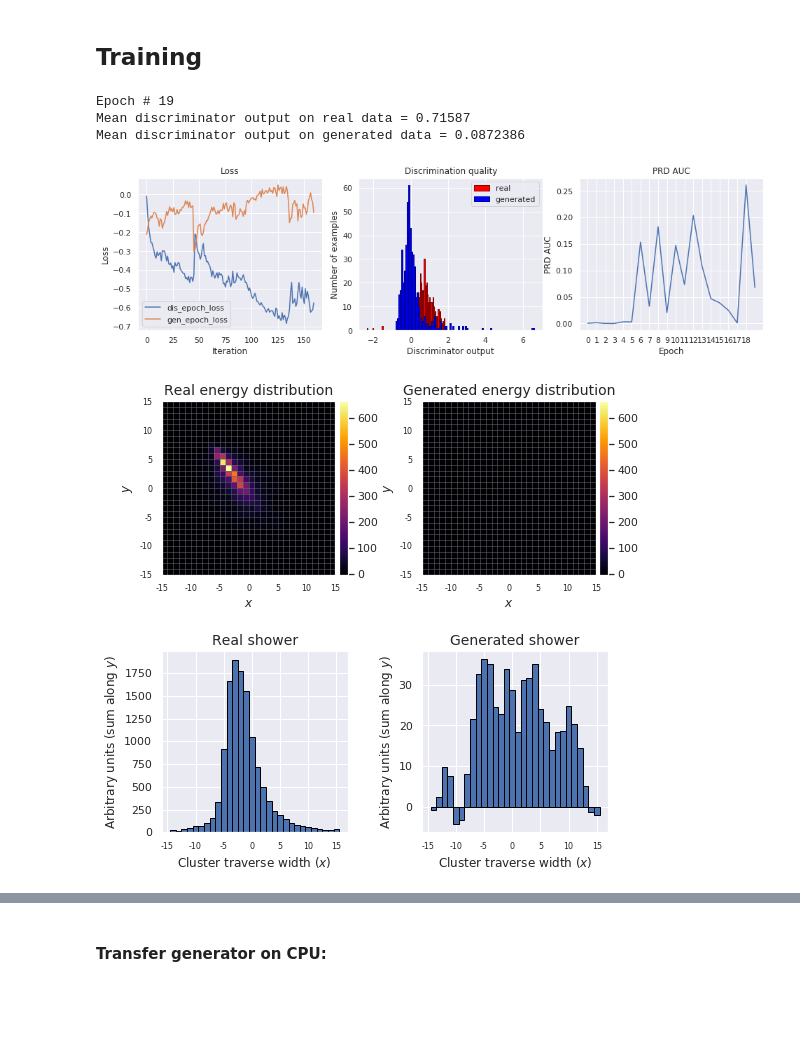
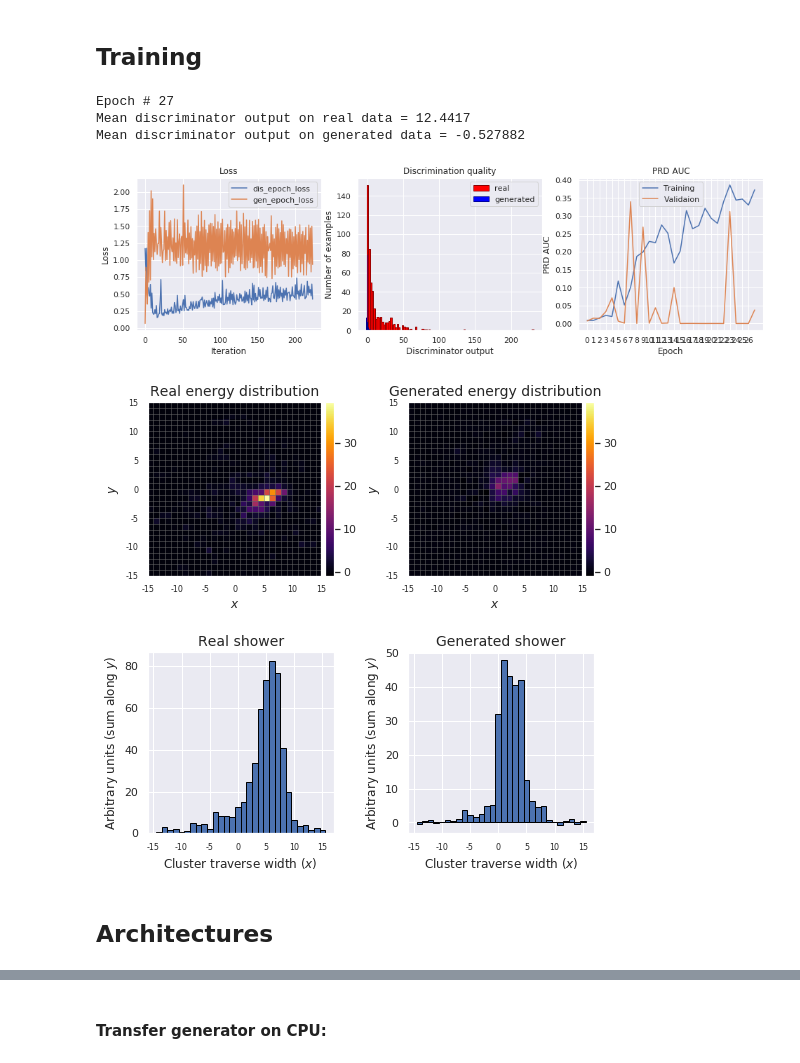
Before and after one commit to TheodorSergeev/mlhep2019_2_phase, a Jupyter notebook: analysis/lhcb_calo_gan.ipynb, the cells around one changed output, grey strips where cells are left out. Cells and saved outputs as stored; diff of their text form; code cells hidden in the pictures; blank space fills up the shorter version.

Commit message:
Added the jupyter notebook with validation

```diff
--- a/analysis/lhcb_calo_gan.ipynb
+++ b/analysis/lhcb_calo_gan.ipynb
@@ -168,0 +223,26 @@ Training dataset size = 4007
+# %%
+data_train = np.load(train_data_path, allow_pickle=True)
+
+# size of the train dataset
+# (change to a lower value if you require a subset)
+# (dataset transformations like rotations will change the specified value!)
+MAX_TRAIN_SIZE = data_train['ParticlePDG'].shape[0]
+TRAIN_SIZE = 4000 * 2
+VALID_RAT  = 0.1
+VALID_SIZE = int(VALID_RAT * TRAIN_SIZE)
+
+train_dataset = get_dataset(data_train, TRAIN_SIZE) # without replacement
+valid_dataset = get_dataset(data_train, VALID_SIZE)
+
+TRAIN_SIZE, VALID_SIZE = len(train_dataset), len(valid_dataset)
+BATCH_SIZE = 512
+
+calo_dataloader = utils.DataLoader(train_dataset, batch_size=BATCH_SIZE,
+                                   pin_memory=True, shuffle=True)
+valid_dataloader = utils.DataLoader(valid_dataset, batch_size=BATCH_SIZE,
+                                   pin_memory=True, shuffle=False)
+
+print('Max train dataset size', MAX_TRAIN_SIZE)
+print("Training dataset size =", TRAIN_SIZE)
+print("Validation dataset size =", VALID_SIZE)
+print(list(data_train.keys()))
@@ -194,15 +289,15 @@ STD_TRAIN_POINT  = np.array([ 2.69435522,  2.65776869])
 ###### ...is not a simple matter
 ###### so here is some [music for this long process](https://www.youtube.com/watch?v=rdU-BrNTgjg)
 # %%
-TASKS = ['KL', 'REVERSED_KL', 'WASSERSTEIN']
+TASKS = ['KL', 'REVERSED_KL', 'WASSERSTEIN', 'HINGE']
 
-TASK = 'WASSERSTEIN'
+TASK = 'HINGE'
 
 # Additional things for Wasserstein GAN
 LIPSITZ_WEIGHTS = False
 clamp_lower, clamp_upper = -0.01, 0.01
 
-GRAD_PENALTY = True                  # https://arxiv.org/abs/1704.00028
+GRAD_PENALTY = True                # https://arxiv.org/abs/1704.00028
 ZERO_CENTERED_GRAD_PENALTY = False   # https://arxiv.org/abs/1705.09367
 
 # Small hack that can speed-up training and improve generalization
@@ -210,5 +305,9 @@ INSTANCE_NOISE = True                # https://arxiv.org/abs/1610.04490
 
 def add_instance_noise(data, std=0.01):
     return data + torch.distributions.Normal(0, std).sample(data.shape).to(device)
+
+def l2_norm(tensor):
+    """Return the l2 norm of a tensor."""
+    return torch.sqrt(1e-8 + torch.sum(tensor**2))
 # %%
 class GANLosses(object):
@@ -636,7 +802,8 @@ def train_epoch_gen(k_g, energy_b, mom_point_b, g_optimizer):
 
 
 def plot_training_progress(dis_epoch_loss, gen_epoch_loss,
-                           predictions_dis, predictions_gen, prd_auc, epoch,
+                           predictions_dis, predictions_gen,
+                           prd_auc, val_prd_auc, epoch,
                            example_real, example_gen):
     clear_output()
 
@@ -666,7 +833,9 @@ def plot_training_progress(dis_epoch_loss, gen_epoch_loss,
     ax[2].set_xlabel('Epoch')
     ax[2].set_ylabel('PRD AUC')
     ax[2].set_xticks(np.arange(0,epoch))
-    ax[2].plot(prd_auc)
+    ax[2].plot(prd_auc, label="Training")
+    ax[2].plot(val_prd_auc, label="Validaion")
+    ax[2].legend()
 
     #plot_energy_distr_real_generated(example_real, example_gen)
     #plot_shower_real_generated(example_real, example_gen)
@@ -755,11 +962,13 @@ def run_training(epoch_num):
             break
 # %% [markdown]
 ## Training
-# %%
-run_training(20)
-# %% [output]
-Epoch # 19
-Mean discriminator output on real data = 0.71587
-Mean discriminator output on generated data = 0.0872386
-[figure, removed]
-[figure, removed]
+# %%
+run_training(40, True)
+# %% [output]
+Epoch # 27
+Mean discriminator output on real data = 12.4417
+Mean discriminator output on generated data = -0.527882
+[figure, added]
+[figure, added]
+# %% [markdown]
+## Architectures
```
Also changed, not shown: parts of 18 cells of this notebook.
